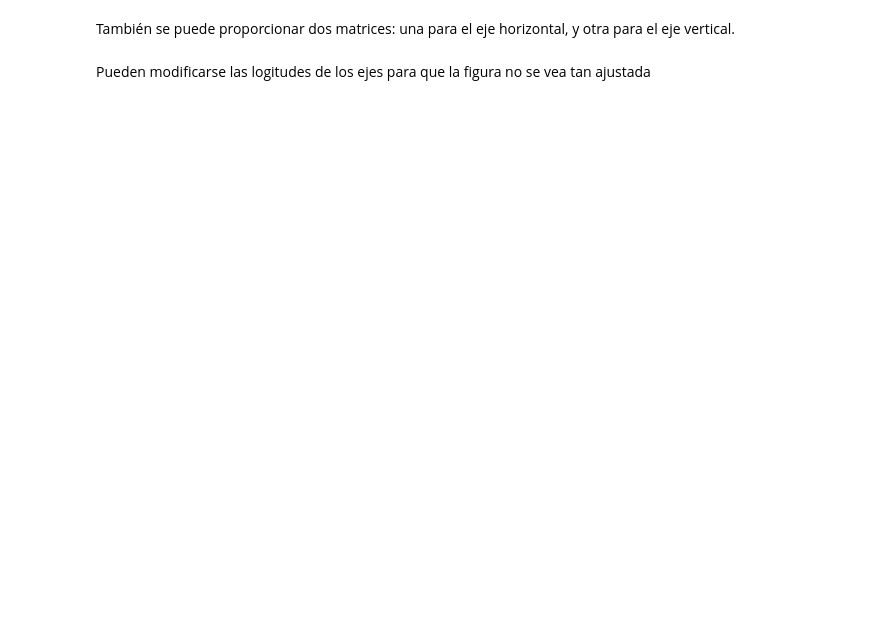
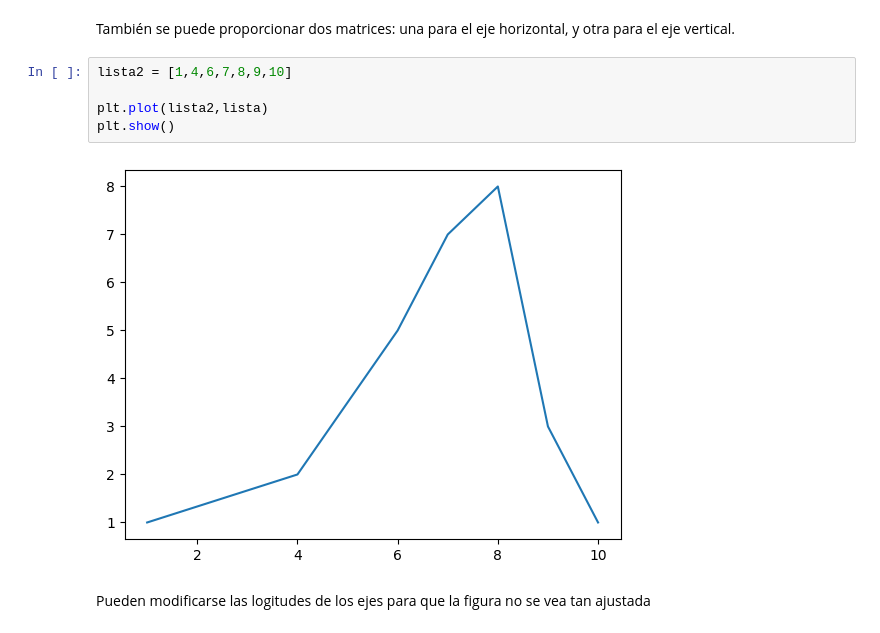
Before and after one commit to MorritaConP1to/Diplomado-RNA, a Jupyter notebook: Modulo-2/Notebooks/Tema4/Introducción a Matplotlib_blank.ipynb, the cells around one changed output. Cells and saved outputs as stored; diff of their text form; blank space fills up the shorter version.

```diff
--- a/Modulo-2/Notebooks/Tema4/Introducción a Matplotlib_blank.ipynb
+++ b/Modulo-2/Notebooks/Tema4/Introducción a Matplotlib_blank.ipynb
@@ -23,4 +52,11 @@ Si a la función de trazado se le da una matriz de datos, la usará como coorden
 # %% [markdown]
 También se puede proporcionar dos matrices: una para el eje horizontal, y otra para el eje vertical.
+# %%
+lista2 = [1,4,6,7,8,9,10]
+
+plt.plot(lista2,lista)
+plt.show()
+# %% [output]
+[figure, added]
 # %% [markdown]
 Pueden modificarse las logitudes de los ejes para que la figura no se vea tan ajustada
```
Also changed, not shown: parts of 24 cells of this notebook, 3 other files.
